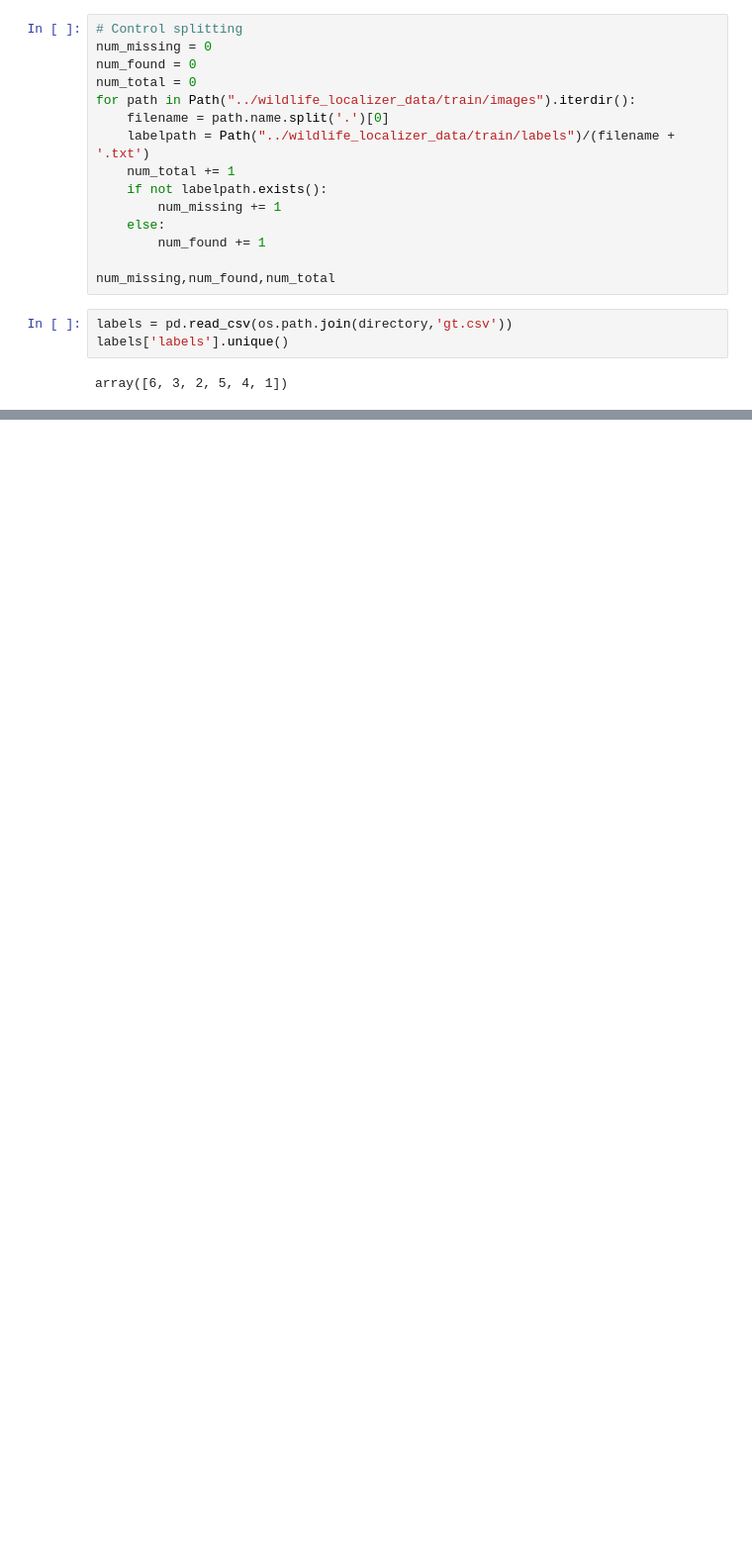
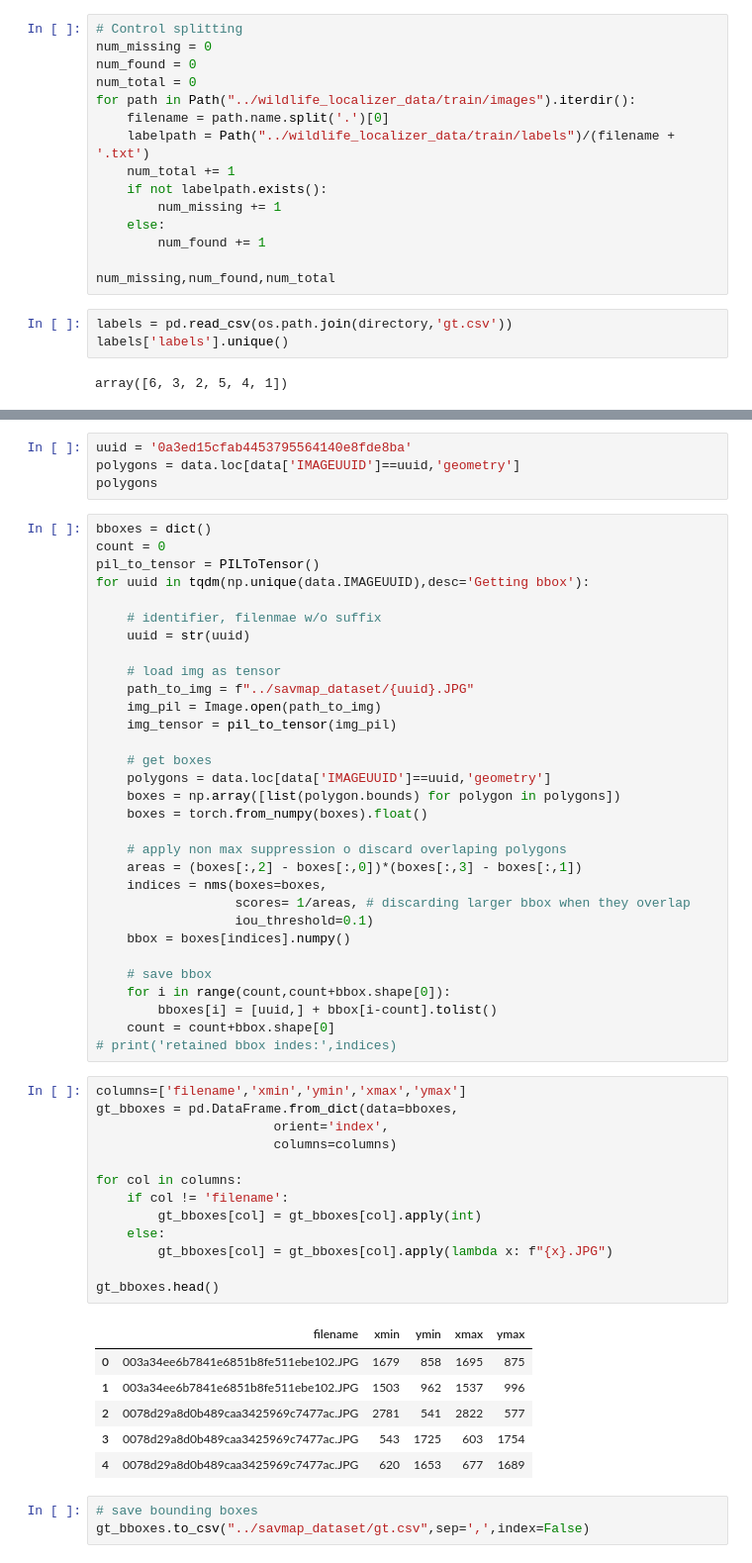
Before and after one commit to FadelMamar/HerdNet, a Jupyter notebook: datapreparation.ipynb, the cells around one changed output, grey strips where cells are left out. Shown at 99% size. Cells and saved outputs as stored; diff of their text form; blank space fills up the shorter version.

```diff
--- a/datapreparation.ipynb
+++ b/datapreparation.ipynb
@@ -272,0 +308,58 @@ array([6, 3, 2, 5, 4, 1])
+# %%
+uuid = '0a3ed15cfab4453795564140e8fde8ba'
+polygons = data.loc[data['IMAGEUUID']==uuid,'geometry']
+polygons
+# %%
+bboxes = dict()
+count = 0
+pil_to_tensor = PILToTensor()
+for uuid in tqdm(np.unique(data.IMAGEUUID),desc='Getting bbox'):
+
+    # identifier, filenmae w/o suffix
+    uuid = str(uuid)
+
+    # load img as tensor
+    path_to_img = f"../savmap_dataset/{uuid}.JPG"
+    img_pil = Image.open(path_to_img)
+    img_tensor = pil_to_tensor(img_pil)
+
+    # get boxes
+    polygons = data.loc[data['IMAGEUUID']==uuid,'geometry']
+    boxes = np.array([list(polygon.bounds) for polygon in polygons])
+    boxes = torch.from_numpy(boxes).float()
+
+    # apply non max suppression o discard overlaping polygons
+    areas = (boxes[:,2] - boxes[:,0])*(boxes[:,3] - boxes[:,1])
+    indices = nms(boxes=boxes,
+                  scores= 1/areas, # discarding larger bbox when they overlap
+                  iou_threshold=0.1)
+    bbox = boxes[indices].numpy()
+
+    # save bbox
+    for i in range(count,count+bbox.shape[0]):
+        bboxes[i] = [uuid,] + bbox[i-count].tolist()
+    count = count+bbox.shape[0]
+# print('retained bbox indes:',indices)
+# %%
+columns=['filename','xmin','ymin','xmax','ymax']
+gt_bboxes = pd.DataFrame.from_dict(data=bboxes,
+                       orient='index',
+                       columns=columns)
+
+for col in columns:
+    if col != 'filename':
+        gt_bboxes[col] = gt_bboxes[col].apply(int)
+    else:
+        gt_bboxes[col] = gt_bboxes[col].apply(lambda x: f"{x}.JPG")
+
+gt_bboxes.head()
+# %% [output]
+|  | filename | xmin | ymin | xmax | ymax |
+| 0 | 003a34ee6b7841e6851b8fe511ebe102.JPG | 1679 | 858 | 1695 | 875 |
+| 1 | 003a34ee6b7841e6851b8fe511ebe102.JPG | 1503 | 962 | 1537 | 996 |
+| 2 | 0078d29a8d0b489caa3425969c7477ac.JPG | 2781 | 541 | 2822 | 577 |
+| 3 | 0078d29a8d0b489caa3425969c7477ac.JPG | 543 | 1725 | 603 | 1754 |
+| 4 | 0078d29a8d0b489caa3425969c7477ac.JPG | 620 | 1653 | 677 | 1689 |
+# %%
+# save bounding boxes
+gt_bboxes.to_csv("../savmap_dataset/gt.csv",sep=',',index=False)
```
Also changed, not shown: parts of 7 cells of this notebook.
